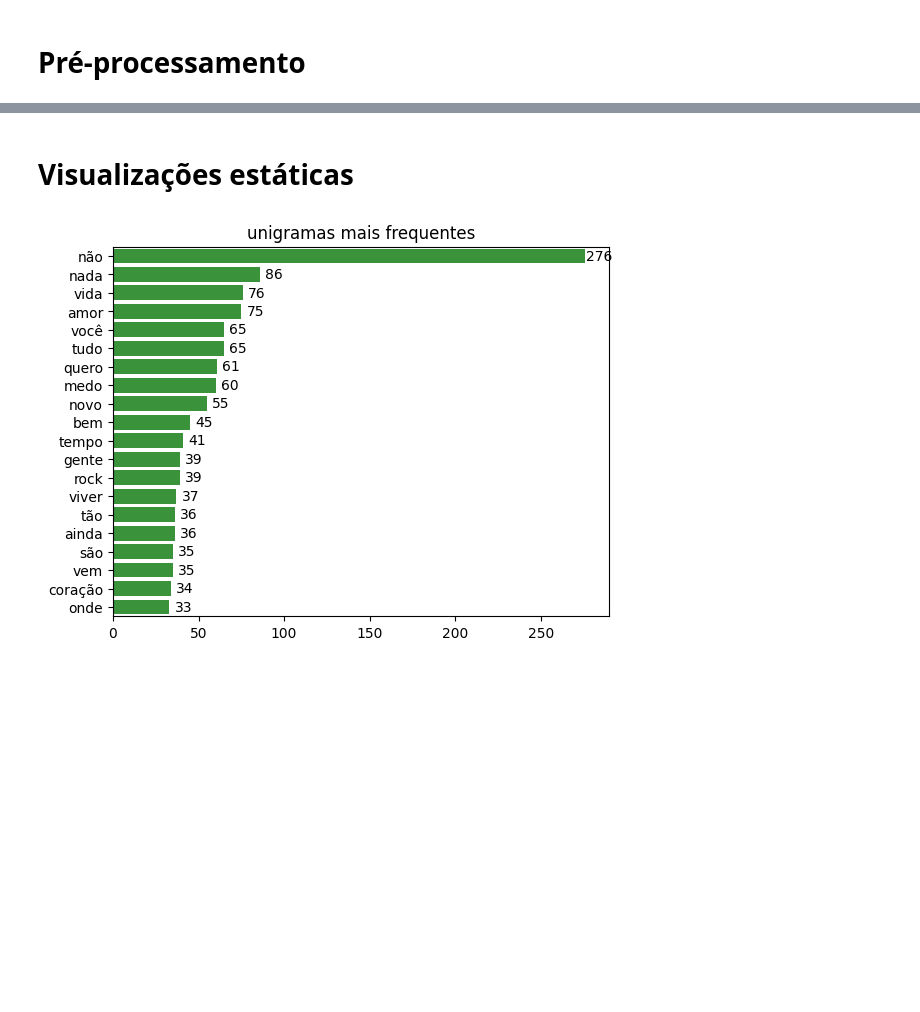
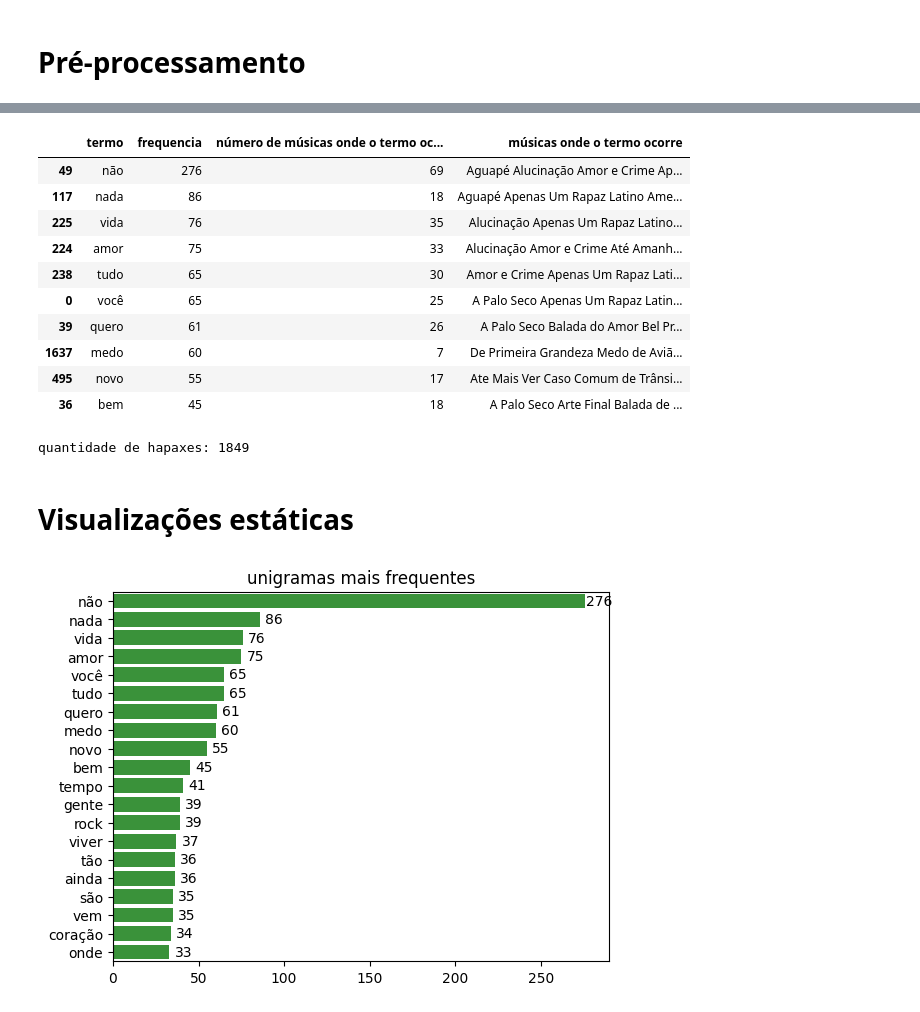
Before and after one commit to cabrau/visualizando_belchior, a Jupyter notebook: notebooks/lyrics_analysis.ipynb, the cells around one changed output, grey strips where cells are left out. Saved outputs shown, nothing was run; the diff lists cells and outputs as text; code cells hidden in the pictures; blank space fills up the shorter version.

```diff
--- a/notebooks/lyrics_analysis.ipynb
+++ b/notebooks/lyrics_analysis.ipynb
@@ -151,17 +68,0 @@ tra
-# %%
-# termos que aparecem em mais músicas
-song_dict = dict(zip(df['título'], df['letra normalizada']))
-tokens = set(' '.join(df['letra normalizada']).split())
-number_of_songs_by_token = {}
-songs_by_token = {}
-for token in tokens:
-    for song in song_dict.keys():
-        if token in song_dict[song]:
-            n = number_of_songs_by_token.get(token, 0)
-            n += 1
-            number_of_songs_by_token[token] = n
-
-            songs = songs_by_token.get(token, '')
-            songs = songs.split()
-            songs.append(song)
-            songs_by_token[token] = ' '.join(songs)
@@ -195,3 +92,54 @@ estrada
+# %%
+# conta a frequência dos termos
+lyrics = ' '.join(df['letra normalizada'])
+tokens = lyrics.split()
+count_tokens = Counter(tokens)
+df_term = pd.DataFrame(list(count_tokens.items()), columns = ["termo","frequencia"])
+df_term = df_term.sort_values(by='frequencia', ascending=False)
+
+# músicas onde ocorrem
+songs_by_term = []
+number_of_songs_by_term = []
+for term in df_term['termo']:
+    songs = []
+    for song, lyric in (zip(df['título'], df['letra normalizada'])):
+        if term in lyric.split():
+            songs.append(song)
+
+    number_of_songs_by_term.append(len(songs))
+    songs = ' '.join(songs)
+    songs_by_term.append(songs)
+
+df_term['número de músicas onde o termo ocorre'] = number_of_songs_by_term
+df_term['músicas onde o termo ocorre'] = songs_by_term
+
+df_term.head(10)
+# %% [output]
+|  | termo | frequencia | número de músicas onde o termo oc... | músicas onde o termo ocorre |
+| 49 | não | 276 | 69 | Aguapé Alucinação Amor e Crime Ap... |
+| 117 | nada | 86 | 18 | Aguapé Apenas Um Rapaz Latino Ame... |
+| 225 | vida | 76 | 35 | Alucinação Apenas Um Rapaz Latino... |
+| 224 | amor | 75 | 33 | Alucinação Amor e Crime Até Amanh... |
+| 238 | tudo | 65 | 30 | Amor e Crime Apenas Um Rapaz Lati... |
+| 0 | você | 65 | 25 | A Palo Seco Apenas Um Rapaz Latin... |
+| 39 | quero | 61 | 26 | A Palo Seco Balada do Amor Bel Pr... |
+| 1637 | medo | 60 | 7 | De Primeira Grandeza Medo de Aviã... |
+| 495 | novo | 55 | 17 | Ate Mais Ver Caso Comum de Trânsi... |
+| 36 | bem | 45 | 18 | A Palo Seco Arte Final Balada de ... |
+# %%
+# músicas onde mais ocorrem hapaxes
+hapaxes = set(df_term[df_term['frequencia']==1]['termo'])
+print('quantidade de hapaxes:', len(hapaxes))
+
+hapaxes_count = []
+for lyric in df['letra normalizada']:
+    tokens = set(lyric.split())
+    count = len(tokens.intersection(hapaxes))
+    hapaxes_count.append(count)
+
+df['hapaxes'] = hapaxes_count
+# %% [output]
+quantidade de hapaxes: 1849
 # %% [markdown]
 # Visualizações estáticas
 # %%
```
Also changed, not shown: parts of 28 cells of this notebook, 32 other files.
